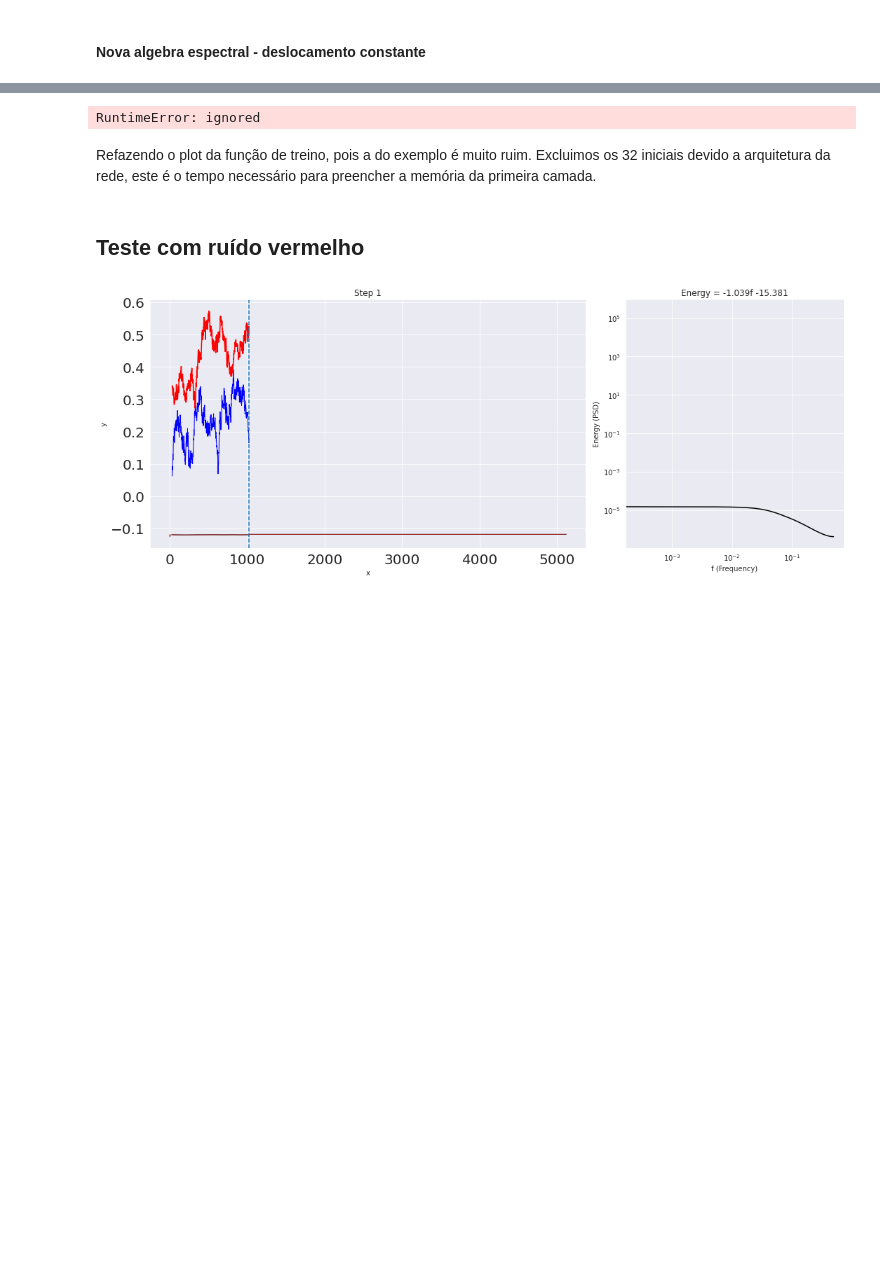
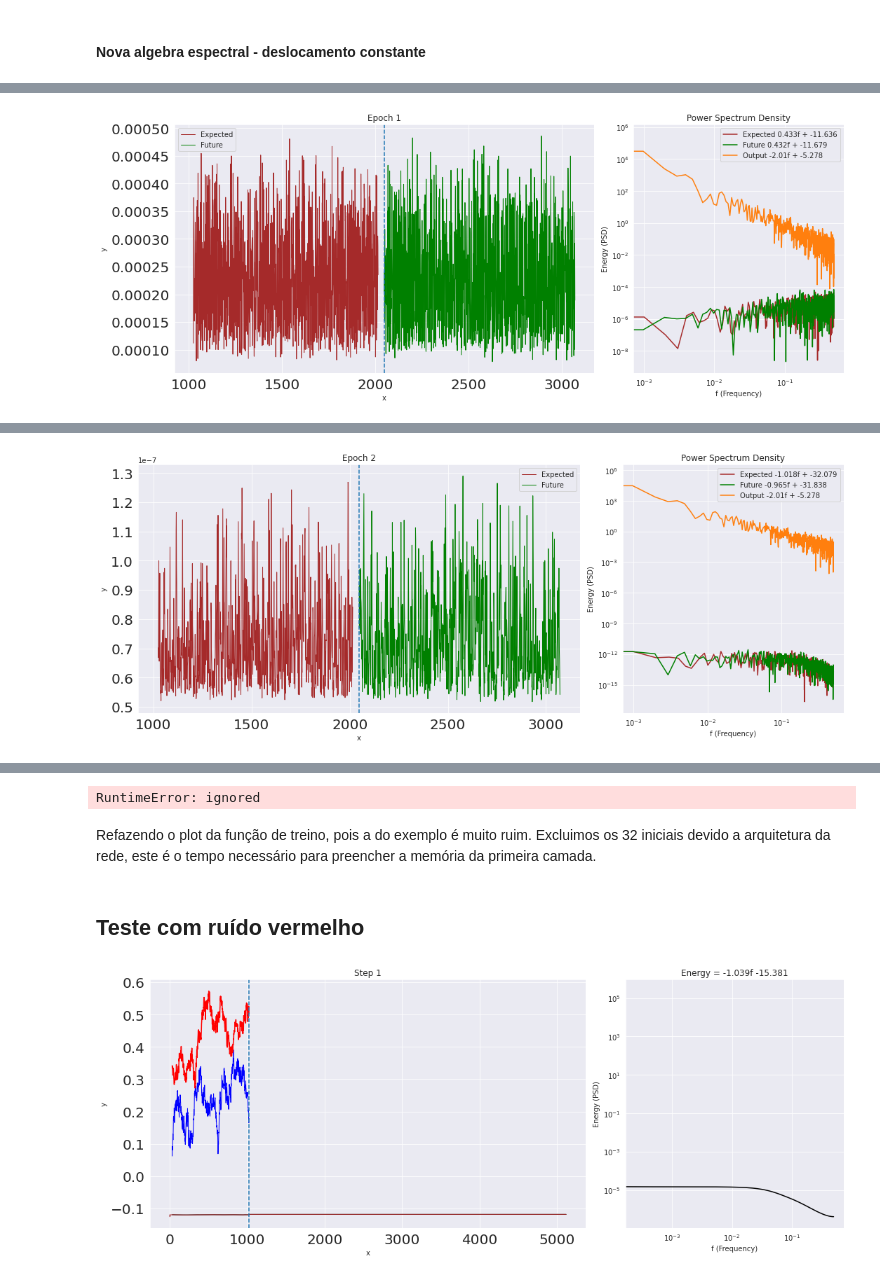
Before and after one commit to barauna-lo/Colored_Noise, a Jupyter notebook: CervejaGratis.ipynb, the cells around one changed output, grey strips where cells are left out. Cells and saved outputs as stored; diff of their text form; code cells hidden in the pictures; blank space fills up the shorter version.

```diff
--- a/CervejaGratis.ipynb
+++ b/CervejaGratis.ipynb
@@ -1052,0 +1063,11 @@ training_loop2(10, model, optimiser,l, trainX.float(), trainY.float(), trainX_te
+# %%
+
+#l = nn.MSELoss()
+l = DBeta()
+l = DBeta_var(3)
+
+model = LSTM_ARMA()
+optimiser = torch.optim.LBFGS(model.parameters(), lr=0.1)
+training_loop2(10, model, optimiser,l, trainX.float(), trainY.float(), trainX_test.float(), trainY_test.float(),future=len(trainY[0]))
+# %% [output]
+[figure, added]
@@ -1052,0 +1075 @@ training_loop2(10, model, optimiser,l, trainX.float(), trainY.float(), trainX_te
+[figure, added]
```
Also changed, not shown: parts of 14 cells of this notebook.
